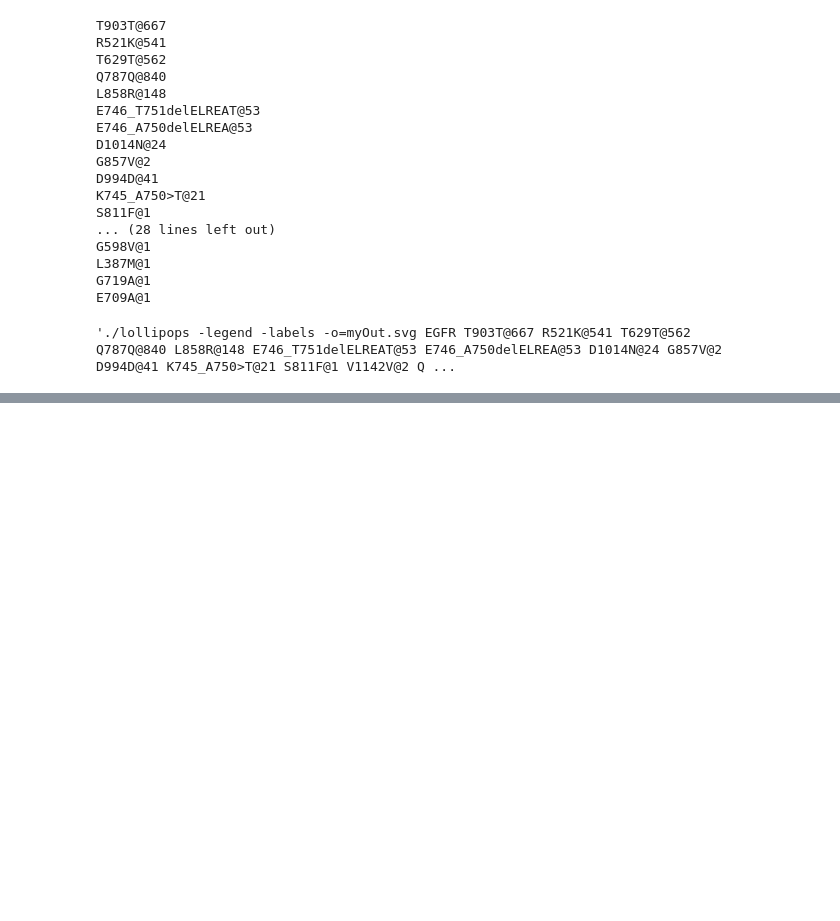
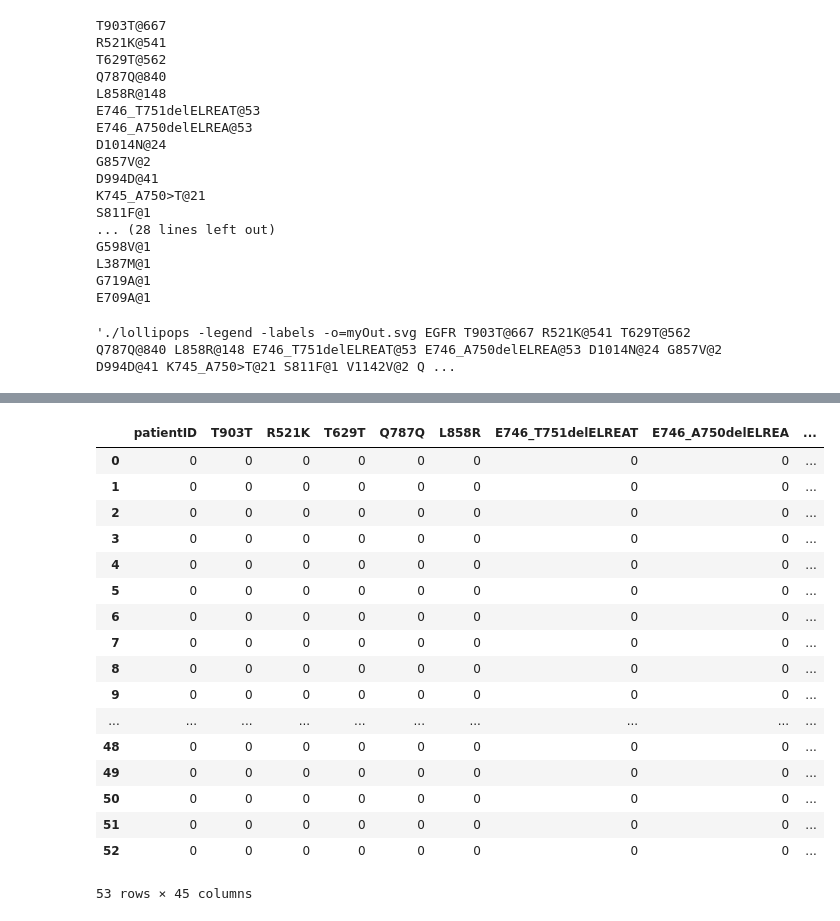
Before and after one commit to czbiohub/SNP_calling_pipeline, a Jupyter notebook: lolliplots/creating_lollipop_cmds.ipynb, the cells around one changed output, grey strips where cells are left out. Drawn from its saved outputs; the diff is of its cells as text; code cells hidden in the pictures; blank space fills up the shorter version.

```diff
--- a/lolliplots/creating_lollipop_cmds.ipynb
+++ b/lolliplots/creating_lollipop_cmds.ipynb
@@ -230,0 +257,3 @@ keyFound
+# %%
+colNames = ['patientID'] + list(mutations_dict.keys())
+colNames
@@ -230,0 +278,4 @@ keyFound
+# %%
+# want to make a dataframe that has every patient and the specific EGFR mutations for that patient
+egfr_muts_by_patient = pd.DataFrame(columns=colNames)
+egfr_muts_by_patient
@@ -230,0 +306,23 @@ keyFound
+# %%
+# set all values to 0
+egfr_muts_by_patient[:] = 0
+egfr_muts_by_patient
+# %% [output]
+|  | patientID | T903T | R521K | T629T | Q787Q | L858R | E746_T751delELREAT | E746_A750delELREA | ... |
+| 0 | 0 | 0 | 0 | 0 | 0 | 0 | 0 | 0 | ... |
+| 1 | 0 | 0 | 0 | 0 | 0 | 0 | 0 | 0 | ... |
+| 2 | 0 | 0 | 0 | 0 | 0 | 0 | 0 | 0 | ... |
+| 3 | 0 | 0 | 0 | 0 | 0 | 0 | 0 | 0 | ... |
+| 4 | 0 | 0 | 0 | 0 | 0 | 0 | 0 | 0 | ... |
+| 5 | 0 | 0 | 0 | 0 | 0 | 0 | 0 | 0 | ... |
+| 6 | 0 | 0 | 0 | 0 | 0 | 0 | 0 | 0 | ... |
+| 7 | 0 | 0 | 0 | 0 | 0 | 0 | 0 | 0 | ... |
+| 8 | 0 | 0 | 0 | 0 | 0 | 0 | 0 | 0 | ... |
+| 9 | 0 | 0 | 0 | 0 | 0 | 0 | 0 | 0 | ... |
+| ... | ... | ... | ... | ... | ... | ... | ... | ... | ... |
+| 48 | 0 | 0 | 0 | 0 | 0 | 0 | 0 | 0 | ... |
+| 49 | 0 | 0 | 0 | 0 | 0 | 0 | 0 | 0 | ... |
+| 50 | 0 | 0 | 0 | 0 | 0 | 0 | 0 | 0 | ... |
+| 51 | 0 | 0 | 0 | 0 | 0 | 0 | 0 | 0 | ... |
+| 52 | 0 | 0 | 0 | 0 | 0 | 0 | 0 | 0 | ... |
+53 rows × 45 columns
```
Also changed, not shown: parts of 18 cells of this notebook.
